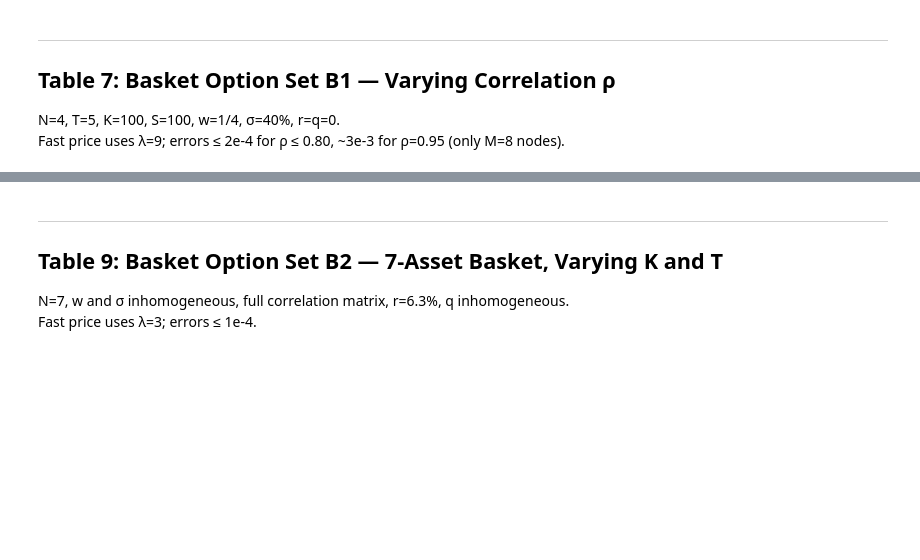
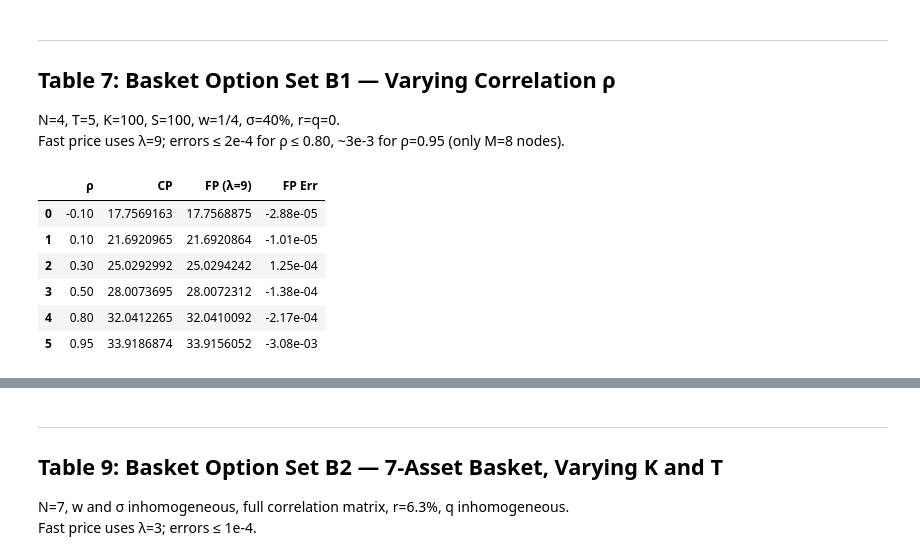
Before and after one commit to PyFE/PyfengForPapers, a Jupyter notebook: ipynb/Choi2018-JFM-SumBSM.ipynb, the cells around one changed output, grey strips where cells are left out. Cells and saved outputs as stored; diff of their text form; code cells hidden in the pictures; blank space fills up the shorter version.

```diff
--- a/ipynb/Choi2018-JFM-SumBSM.ipynb
+++ b/ipynb/Choi2018-JFM-SumBSM.ipynb
@@ -119,21 +157,29 @@ df6.style.format({'CP': '{:.7f}', 'FP (λ=9)': '{:.7f}', 'FP Err': '{:.2e}'})
 N=4, T=5, K=100, S=100, w=1/4, σ=40%, r=q=0.
 Fast price uses λ=9; errors ≤ 2e-4 for ρ ≤ 0.80, ~3e-3 for ρ=0.95 (only M=8 nodes).
 # %%
-rhos_B1 = [-0.10, 0.10, 0.30, 0.50, 0.70, 0.80, 0.95]
+rhos_B1 = [-0.10, 0.10, 0.30, 0.50, 0.80, 0.95]
 strike_B1atm = 100.0
 
 # CP from paper (Table 7)
-cp7 = np.array([17.7569163, 21.6920965, 25.0292992, 28.0073695, 30.7427415, 32.0412265, 33.9186874])
+cp7 = np.array([17.7569163, 21.6920965, 25.0292992, 28.0073695, 32.0412265, 33.9186874])
 
 fp7 = []
 for rho in rhos_B1:
     m = pf.BsmBasketChoi2018(sigma_B1, rho=rho)
     m.set_num_params(lam=9)
     fp7.append(m.price(strike_B1atm, spot_B1, texp_B1))
 fp7 = np.array(fp7)
 
 df7 = pd.DataFrame({'ρ': rhos_B1, 'CP': cp7, 'FP (λ=9)': fp7, 'FP Err': fp7 - cp7})
 df7.style.format({'ρ': '{:.2f}', 'CP': '{:.7f}', 'FP (λ=9)': '{:.7f}', 'FP Err': '{:.2e}'})
+# %% [output]
+|  | ρ | CP | FP (λ=9) | FP Err |
+| 0 | -0.10 | 17.7569163 | 17.7568875 | -2.88e-05 |
+| 1 | 0.10 | 21.6920965 | 21.6920864 | -1.01e-05 |
+| 2 | 0.30 | 25.0292992 | 25.0294242 | 1.25e-04 |
+| 3 | 0.50 | 28.0073695 | 28.0072312 | -1.38e-04 |
+| 4 | 0.80 | 32.0412265 | 32.0410092 | -2.17e-04 |
+| 5 | 0.95 | 33.9186874 | 33.9156052 | -3.08e-03 |
 # %% [markdown]
 ---
 ## Table 8: Basket Option Set B1 — Inhomogeneous Volatilities
```
Also changed, not shown: parts of 7 cells of this notebook.
